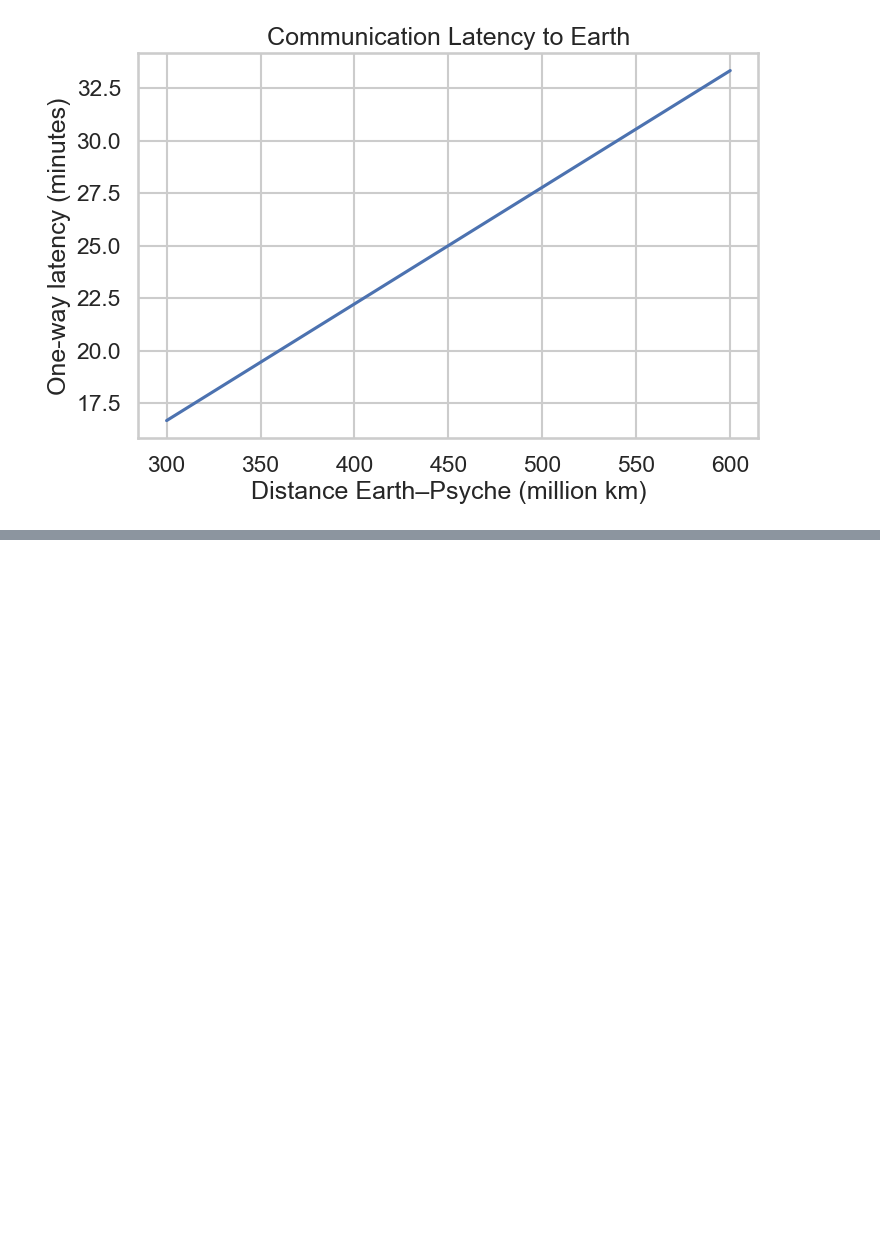
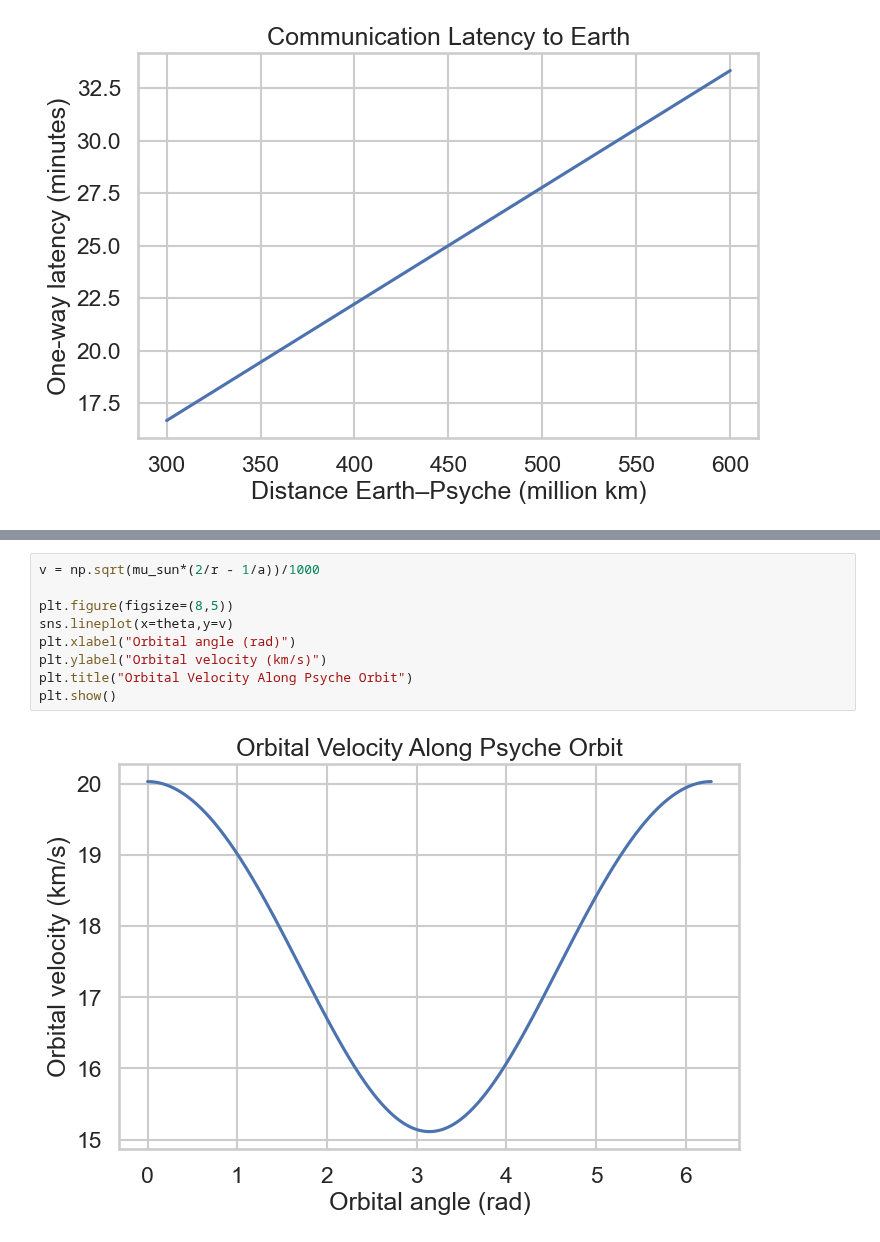
Before and after one commit to DomiStjls/FI-YD, a Jupyter notebook: notebooks/visual.ipynb, the cells around one changed output, grey strips where cells are left out. Drawn from its saved outputs; the diff is of its cells as text; blank space fills up the shorter version.

```diff
--- a/notebooks/visual.ipynb
+++ b/notebooks/visual.ipynb
@@ -235,0 +207,11 @@ plt.show()
+# %%
+v = np.sqrt(mu_sun*(2/r - 1/a))/1000
+
+plt.figure(figsize=(8,5))
+sns.lineplot(x=theta,y=v)
+plt.xlabel("Orbital angle (rad)")
+plt.ylabel("Orbital velocity (km/s)")
+plt.title("Orbital Velocity Along Psyche Orbit")
+plt.show()
+# %% [output]
+[figure, added]
```
Also changed, not shown: parts of 18 cells of this notebook.
